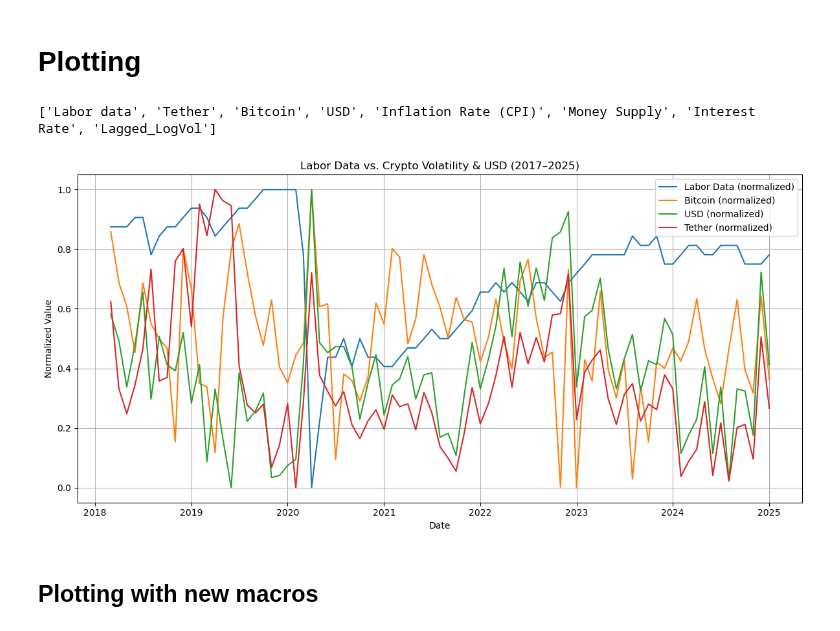
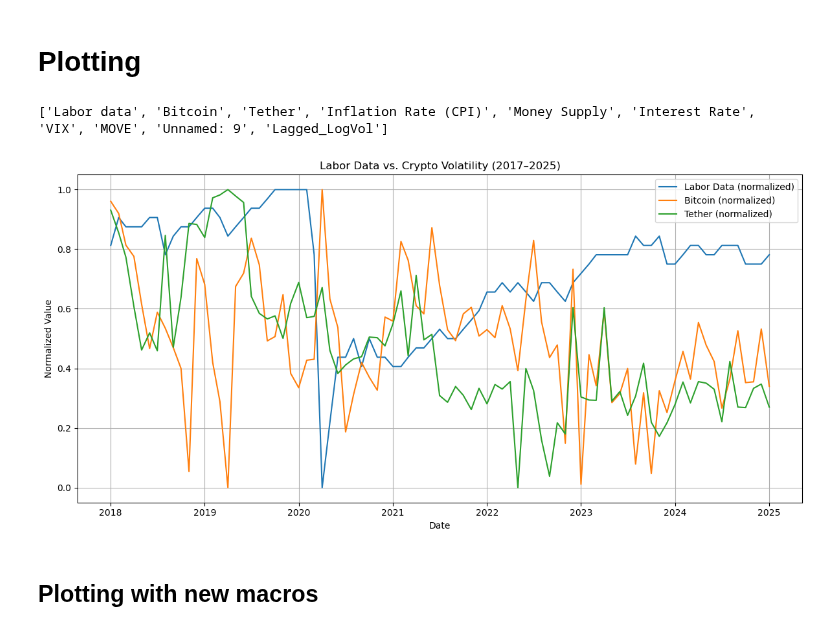
Before and after one commit to tianyishen701/CryptoMacroecon-Prediction-CSUREMM, a Jupyter notebook: CSUREMM_Project_Code.ipynb, the cells around one changed output. Drawn from its saved outputs; the diff is of its cells as text; code cells hidden in the pictures.

Commit message:
update visuals, reorg folder

```diff
--- a/CSUREMM_Project_Code.ipynb
+++ b/CSUREMM_Project_Code.ipynb
@@ -99,14 +97,0 @@ Notes:
-# %%
-# Create lagged log volatility as predictor
-df['Lagged_LogVol'] = df['USD'].shift(1)
-
-# Drop NA (first row will be NaN due to lag)
-df = df.dropna()
-
-X = df['Lagged_LogVol']
-y = df['Labor data']
-
-X = sm.add_constant(X)
-
-model = sm.OLS(y, X).fit()
-print(model.summary())
@@ -204,14 +168,0 @@ Notes:
-# %%
-# Create lagged log volatility as predictor
-df['Lagged_LogVol'] = df['USD'].shift(1)
-
-# Drop NA (first row will be NaN due to lag)
-df = df.dropna()
-
-X = df['Lagged_LogVol']
-y = df['Inflation Rate (CPI)']
-
-X = sm.add_constant(X)
-
-model = sm.OLS(y, X).fit()
-print(model.summary())
@@ -238,30 +171,30 @@ Notes:
 # %%
 print(df.columns.tolist())
 
 # Plot all four columns on the same graph
 plt.figure(figsize=(12, 6))
 
 # Normalize each series for comparison (optional but recommended)
-df_normalized = df[['Labor data', 'Bitcoin', 'Tether','']].apply(
+df_normalized = df[['Labor data', 'Bitcoin', 'Tether']].apply(
     lambda x: (x - x.min()) / (x.max() - x.min())
 )
 
 
 # Plot
 plt.plot(df_normalized.index, df_normalized['Labor data'], label='Labor Data (normalized)')
 plt.plot(df_normalized.index, df_normalized['Bitcoin'], label='Bitcoin (normalized)')
 plt.plot(df_normalized.index, df_normalized['Tether'], label='Tether (normalized)')
 
 plt.title('Labor Data vs. Crypto Volatility (2017–2025)')
 plt.xlabel('Date')
 plt.ylabel('Normalized Value')
 plt.legend()
 plt.grid(True)
 plt.tight_layout()
 plt.show()
 # %% [output]
-['Labor data', 'Tether', 'Bitcoin', 'USD', 'Inflation Rate (CPI)', 'Money Supply', 'Interest Rate', 'Lagged_LogVol']
+['Labor data', 'Bitcoin', 'Tether', 'Inflation Rate (CPI)', 'Money Supply', 'Interest Rate', 'VIX', 'MOVE', 'Unnamed: 9', 'Lagged_LogVol']
-[figure, old version]
+[figure, new version]
 # %% [markdown]
 ## Plotting with new macros
 # %%
```
Also changed, not shown: parts of 10 cells of this notebook, 3 other files.
